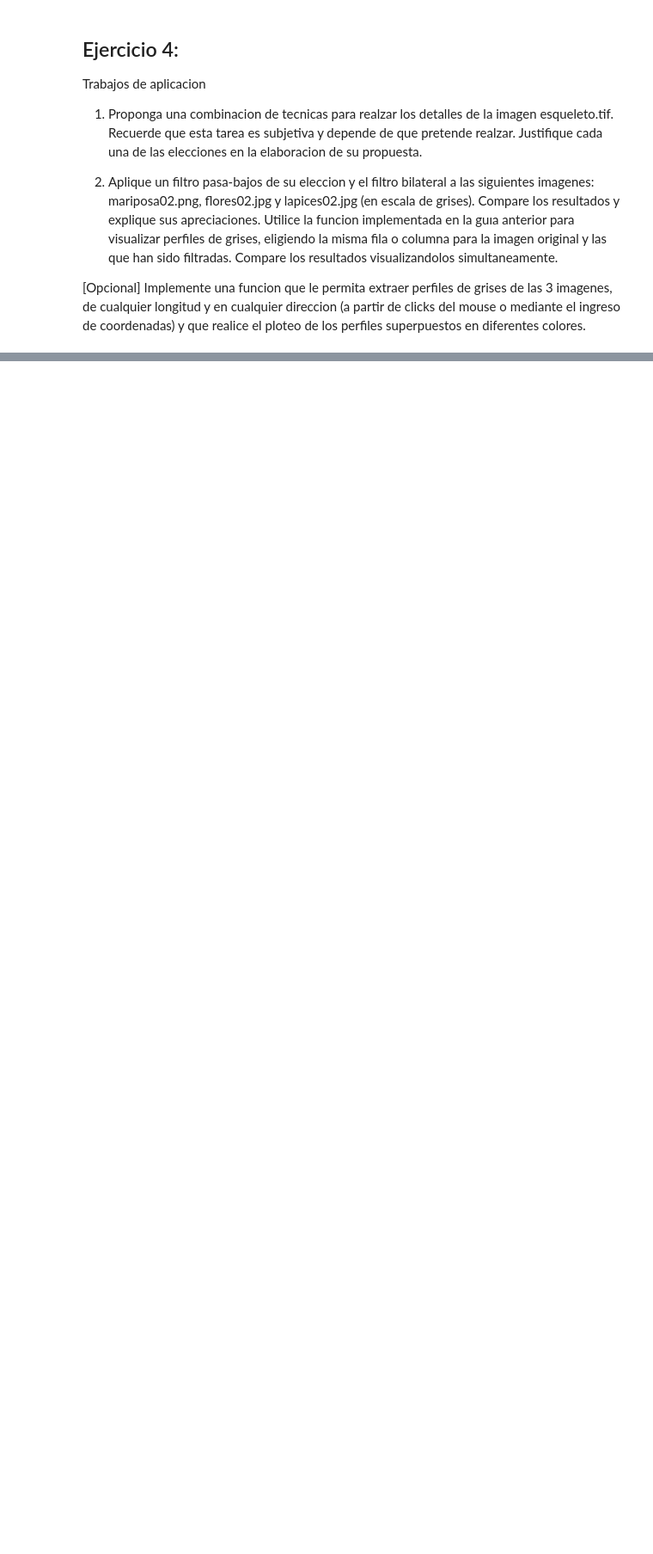
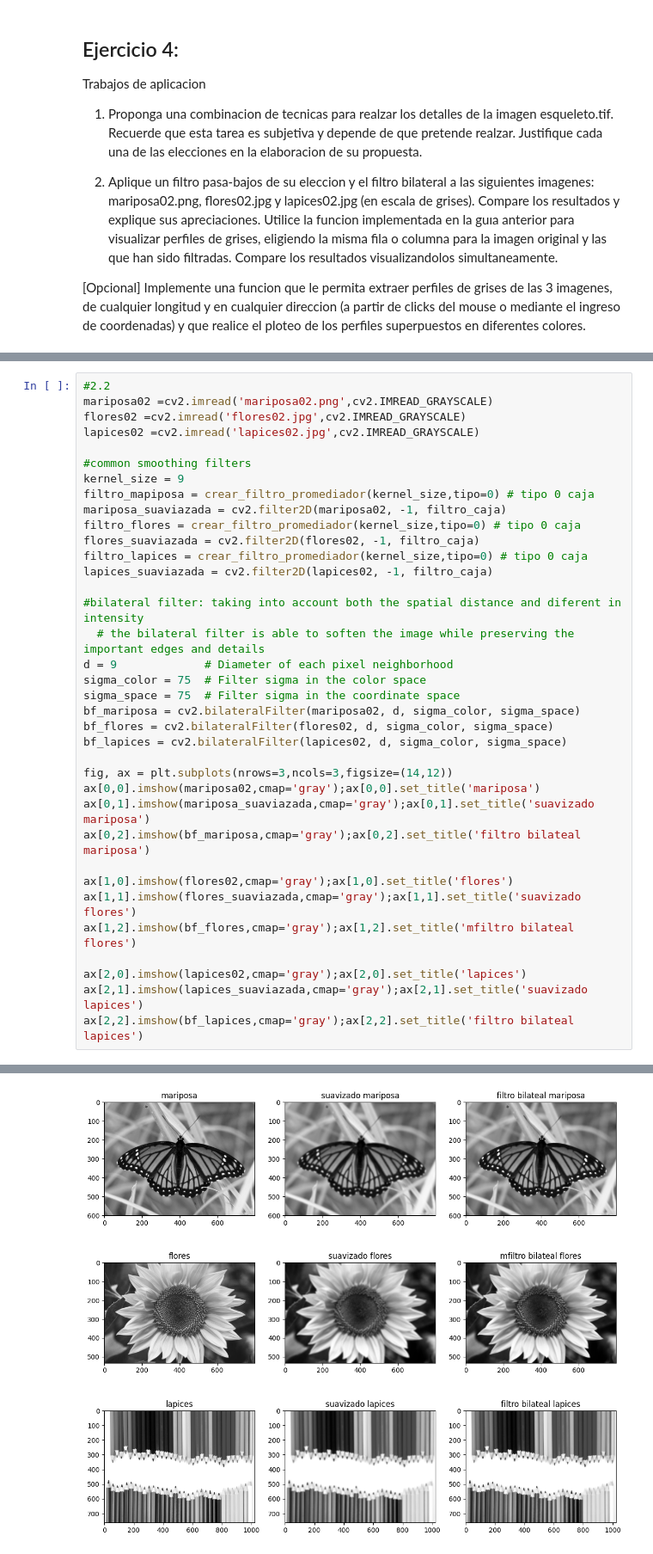
Before and after one commit to aguusandy/pdi-2024, a Jupyter notebook: Unidad3_PDI_filtrado.ipynb, the cells around one changed output, grey strips where cells are left out. Shown at 86% size. Saved outputs shown, nothing was run; the diff lists cells and outputs as text; blank space fills up the shorter version.

```diff
--- a/Unidad3_PDI_filtrado.ipynb
+++ b/Unidad3_PDI_filtrado.ipynb
@@ -273,0 +347,37 @@ Trabajos de aplicacion
+# %%
+#2.2
+mariposa02 =cv2.imread('mariposa02.png',cv2.IMREAD_GRAYSCALE)
+flores02 =cv2.imread('flores02.jpg',cv2.IMREAD_GRAYSCALE)
+lapices02 =cv2.imread('lapices02.jpg',cv2.IMREAD_GRAYSCALE)
+
+#common smoothing filters
+kernel_size = 9
+filtro_mapiposa = crear_filtro_promediador(kernel_size,tipo=0) # tipo 0 caja
+mariposa_suaviazada = cv2.filter2D(mariposa02, -1, filtro_caja)
+filtro_flores = crear_filtro_promediador(kernel_size,tipo=0) # tipo 0 caja
+flores_suaviazada = cv2.filter2D(flores02, -1, filtro_caja)
+filtro_lapices = crear_filtro_promediador(kernel_size,tipo=0) # tipo 0 caja
+lapices_suaviazada = cv2.filter2D(lapices02, -1, filtro_caja)
+
+#bilateral filter: taking into account both the spatial distance and diferent in intensity
+  # the bilateral filter is able to soften the image while preserving the important edges and details
+d = 9             # Diameter of each pixel neighborhood
+sigma_color = 75  # Filter sigma in the color space
+sigma_space = 75  # Filter sigma in the coordinate space
+bf_mariposa = cv2.bilateralFilter(mariposa02, d, sigma_color, sigma_space)
+bf_flores = cv2.bilateralFilter(flores02, d, sigma_color, sigma_space)
+bf_lapices = cv2.bilateralFilter(lapices02, d, sigma_color, sigma_space)
+
+fig, ax = plt.subplots(nrows=3,ncols=3,figsize=(14,12))
+ax[0,0].imshow(mariposa02,cmap='gray');ax[0,0].set_title('mariposa')
+ax[0,1].imshow(mariposa_suaviazada,cmap='gray');ax[0,1].set_title('suavizado mariposa')
+ax[0,2].imshow(bf_mariposa,cmap='gray');ax[0,2].set_title('filtro bilateal mariposa')
+
+ax[1,0].imshow(flores02,cmap='gray');ax[1,0].set_title('flores')
+ax[1,1].imshow(flores_suaviazada,cmap='gray');ax[1,1].set_title('suavizado flores')
+ax[1,2].imshow(bf_flores,cmap='gray');ax[1,2].set_title('mfiltro bilateal flores')
+
+ax[2,0].imshow(lapices02,cmap='gray');ax[2,0].set_title('lapices')
+ax[2,1].imshow(lapices_suaviazada,cmap='gray');ax[2,1].set_title('suavizado lapices')
+ax[2,2].imshow(bf_lapices,cmap='gray');ax[2,2].set_title('filtro bilateal lapices')
+# %% [output]
@@ -273,0 +385 @@ Trabajos de aplicacion
+[figure, added]
```
Also changed, not shown: parts of 13 cells of this notebook.
